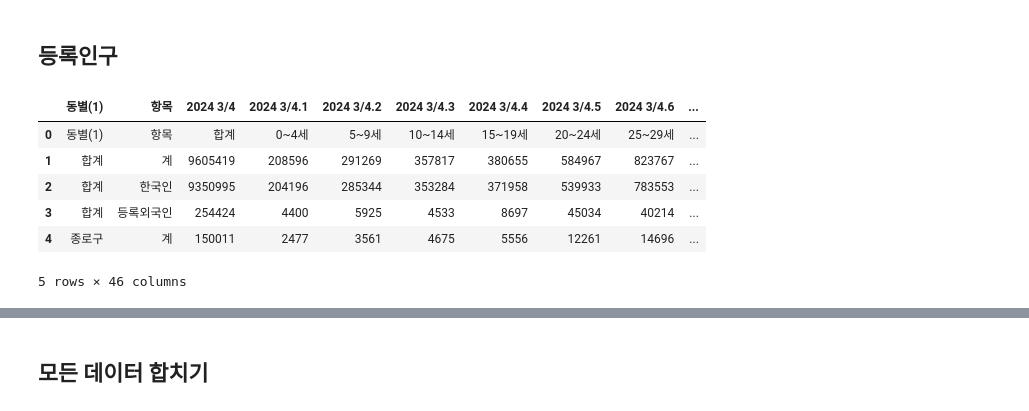
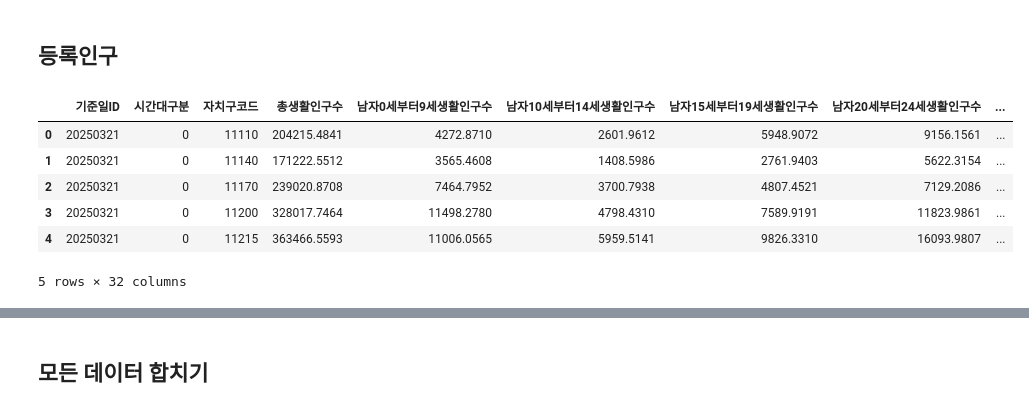
Before and after one commit to addinedu-ros-9th/eda-repo-2, a Jupyter notebook: data_collection/education.ipynb, the cells around one changed output, grey strips where cells are left out. Saved outputs shown, nothing was run; the diff lists cells and outputs as text; code cells hidden in the pictures.

```diff
--- a/data_collection/education.ipynb
+++ b/data_collection/education.ipynb
@@ -309,13 +344,13 @@ ValueError: Length of values (7) does not match length of index (25)
 # %% [markdown]
 ## 등록인구
 # %%
-local_people = pd.read_csv('/home/lee/dev_ws/projects/project01/data/등록인구.csv', encoding='utf-8')
+local_people = pd.read_csv('/home/lee/dev_ws/projects/project01/data/생활인구.csv', encoding='euc-kr')
 local_people.head()
 # %% [output]
-|  | 동별(1) | 항목 | 2024 3/4 | 2024 3/4.1 | 2024 3/4.2 | 2024 3/4.3 | 2024 3/4.4 | 2024 3/4.5 | 2024 3/4.6 | ... |
-| 0 | 동별(1) | 항목 | 합계 | 0~4세 | 5~9세 | 10~14세 | 15~19세 | 20~24세 | 25~29세 | ... |
-| 1 | 합계 | 계 | 9605419 | 208596 | 291269 | 357817 | 380655 | 584967 | 823767 | ... |
-| 2 | 합계 | 한국인 | 9350995 | 204196 | 285344 | 353284 | 371958 | 539933 | 783553 | ... |
-| 3 | 합계 | 등록외국인 | 254424 | 4400 | 5925 | 4533 | 8697 | 45034 | 40214 | ... |
-| 4 | 종로구 | 계 | 150011 | 2477 | 3561 | 4675 | 5556 | 12261 | 14696 | ... |
+|  | 기준일ID | 시간대구분 | 자치구코드 | 총생활인구수 | 남자0세부터9세생활인구수 | 남자10세부터14세생활인구수 | 남자15세부터19세생활인구수 | 남자20세부터24세생활인구수 | ... |
+| 0 | 20250321 | 0 | 11110 | 204215.4841 | 4272.8710 | 2601.9612 | 5948.9072 | 9156.1561 | ... |
+| 1 | 20250321 | 0 | 11140 | 171222.5512 | 3565.4608 | 1408.5986 | 2761.9403 | 5622.3154 | ... |
+| 2 | 20250321 | 0 | 11170 | 239020.8708 | 7464.7952 | 3700.7938 | 4807.4521 | 7129.2086 | ... |
+| 3 | 20250321 | 0 | 11200 | 328017.7464 | 11498.2780 | 4798.4310 | 7589.9191 | 11823.9861 | ... |
+| 4 | 20250321 | 0 | 11215 | 363466.5593 | 11006.0565 | 5959.5141 | 9826.3310 | 16093.9807 | ... |
-5 rows × 46 columns
+5 rows × 32 columns
```
Also changed, not shown: parts of 82 cells of this notebook.
